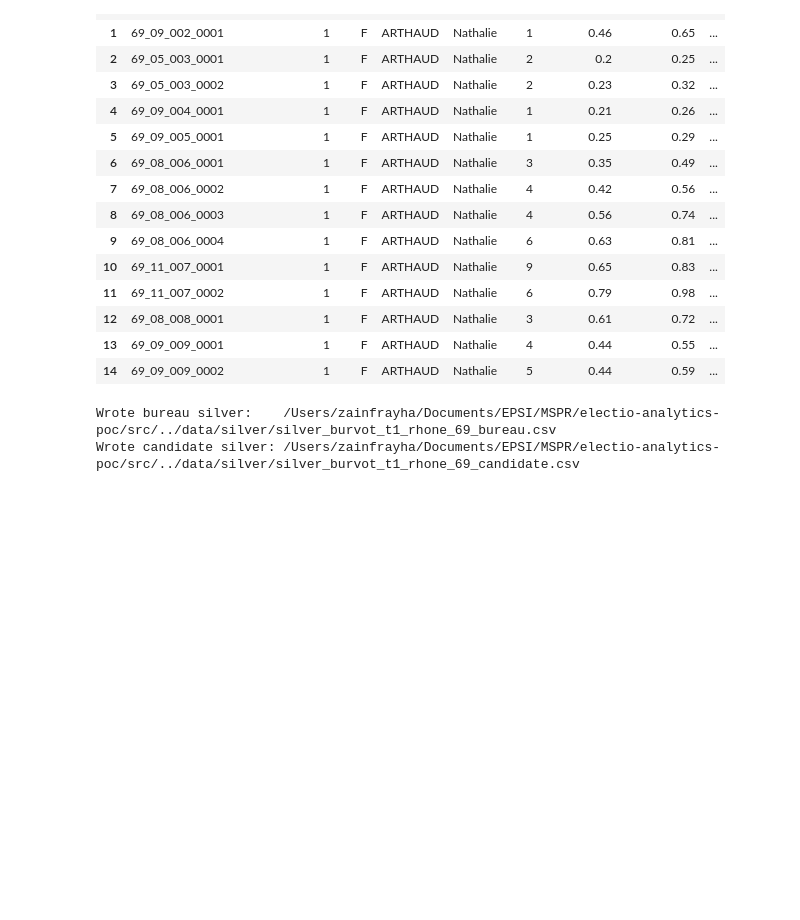
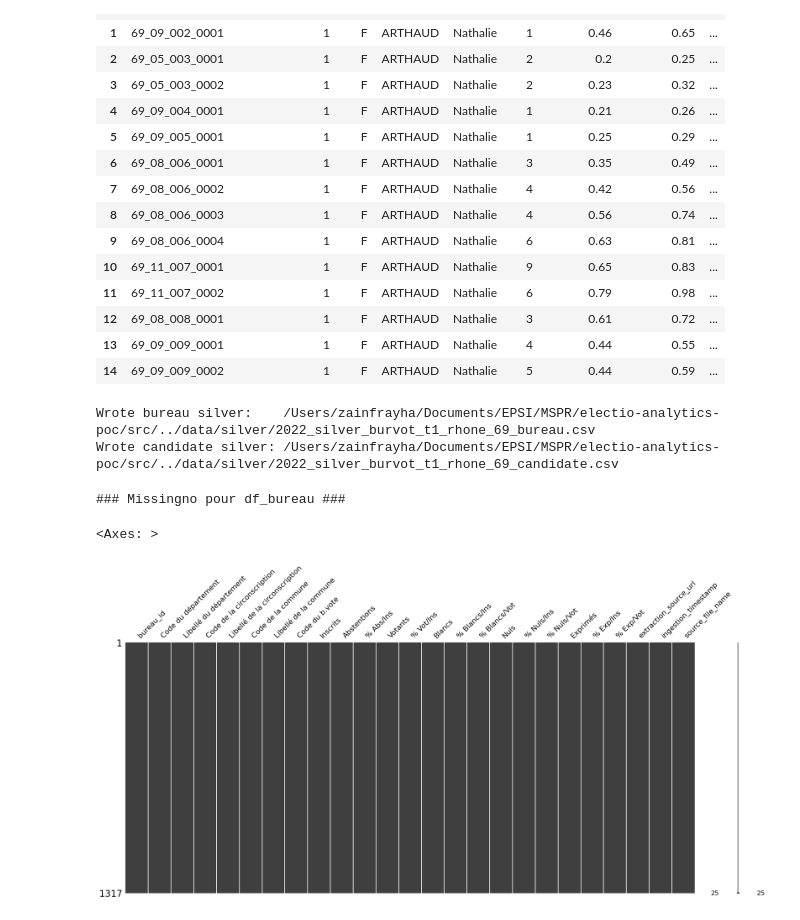
Before and after one commit to Albatross-MSPR/election-presidentielle, a Jupyter notebook: src/transformation/2022-pre/burvot-t1.ipynb, the cells around one changed output. Drawn from its saved outputs; the diff is of its cells as text; code cells hidden in the pictures; blank space fills up the shorter version.

```diff
--- a/src/transformation/2022-pre/burvot-t1.ipynb
+++ b/src/transformation/2022-pre/burvot-t1.ipynb
@@ -7,9 +7,11 @@ pd.set_option('display.max_columns', 500)
 # %%
 project_root = Path.cwd().parents[1]
 
-bronze_path = project_root / ".." / "data" / "bronze" / "bronze_burvot_t1_rhone_69.csv"
-silver_bureau_path = project_root / ".." / "data" / "silver" / "silver_burvot_t1_rhone_69_bureau.csv"
-silver_candidate_path = project_root / ".." / "data" / "silver" / "silver_burvot_t1_rhone_69_candidate.csv"
+bronze_path = project_root / ".." / "data" / "bronze" / "2022_bronze_burvot_t1_rhone_69.csv"
+silver_bureau_path = project_root / ".." / "data" / "silver" / "2022_silver_burvot_t1_rhone_69_bureau.csv"
+silver_candidate_path = project_root / ".." / "data" / "silver" / "2022_silver_burvot_t1_rhone_69_candidate.csv"
+
+print(f"Bronze path: {bronze_path}")
 
 # Read bronze
 df_bronze = pd.read_csv(bronze_path, sep=";", dtype=str, encoding="utf-8")
@@ -192,5 +196,15 @@ df_candidate.to_csv(silver_candidate_path, sep=";", index=False, encoding="utf-8
 print(f"Wrote bureau silver:    {silver_bureau_path}")
 print(f"Wrote candidate silver: {silver_candidate_path}")
 # %% [output]
-Wrote bureau silver:    /Users/zainfrayha/Documents/EPSI/MSPR/electio-analytics-poc/src/../data/silver/silver_burvot_t1_rhone_69_bureau.csv
-Wrote candidate silver: /Users/zainfrayha/Documents/EPSI/MSPR/electio-analytics-poc/src/../data/silver/silver_burvot_t1_rhone_69_candidate.csv
+Wrote bureau silver:    /Users/zainfrayha/Documents/EPSI/MSPR/electio-analytics-poc/src/../data/silver/2022_silver_burvot_t1_rhone_69_bureau.csv
+Wrote candidate silver: /Users/zainfrayha/Documents/EPSI/MSPR/electio-analytics-poc/src/../data/silver/2022_silver_burvot_t1_rhone_69_candidate.csv
+# %%
+import missingno as msno
+
+name = "df_bureau"
+print(f"### Missingno pour {name} ###\n")
+msno.matrix(df_bureau)
+# %% [output]
+### Missingno pour df_bureau ###
+<Axes: >
+[figure, added]
```
Also changed, not shown: parts of 7 cells of this notebook, 42 other files.
